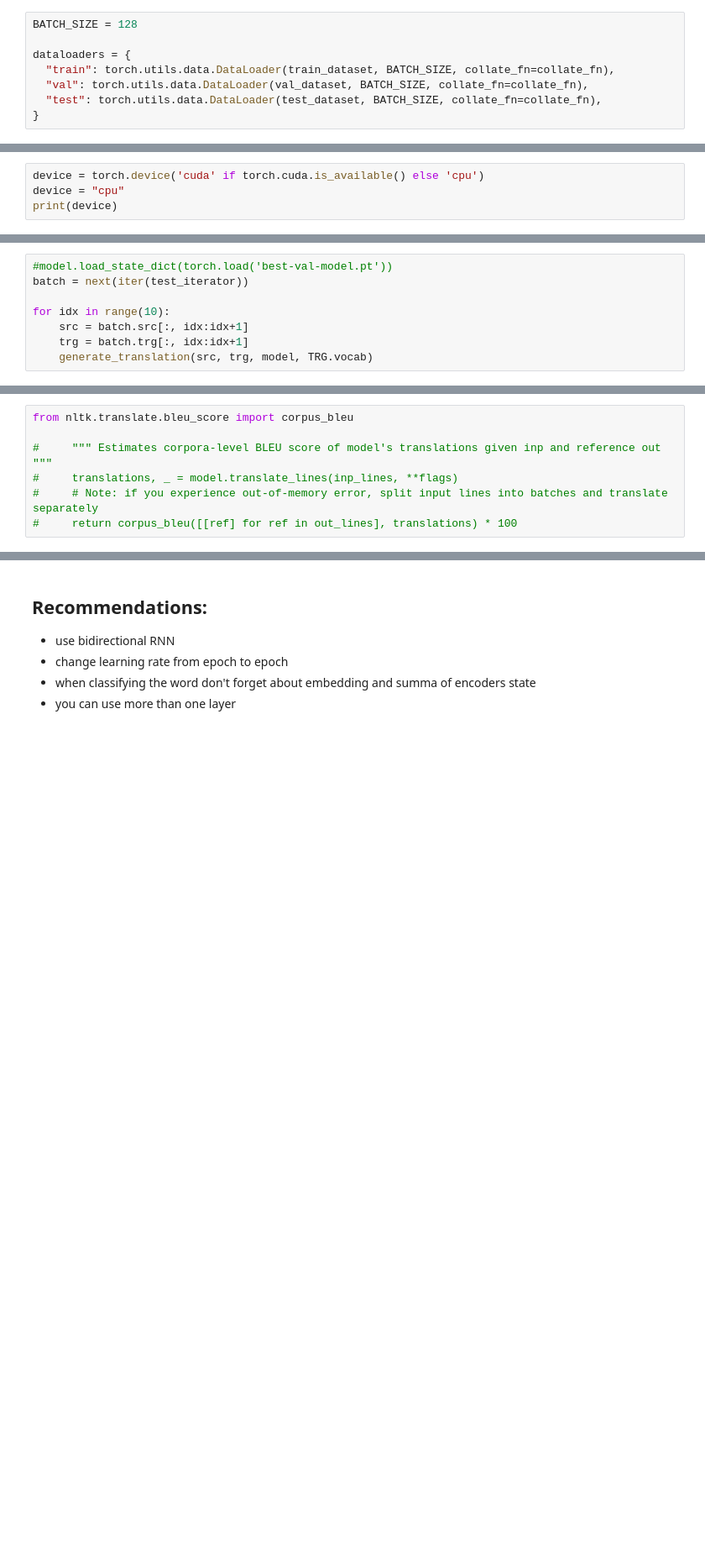
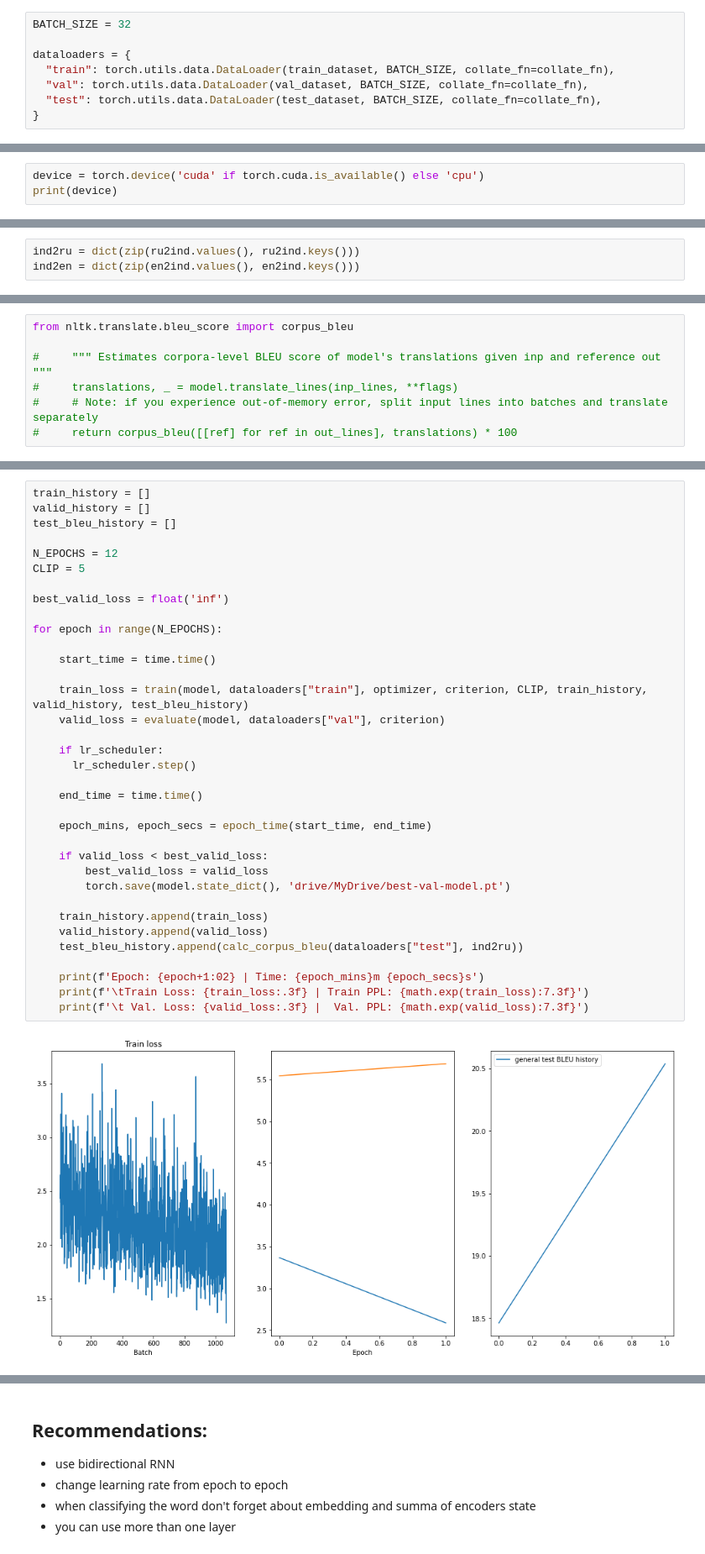
Before and after one commit to iptkachev/dls_part2, a Jupyter notebook: neural_machine_translation/[homework]NeuralMachineTranslation.ipynb, the cells around one changed output, grey strips where cells are left out. Shown at 84% size. Drawn from its saved outputs; the diff is of its cells as text; blank space fills up the shorter version.

```diff
--- a/neural_machine_translation/[homework]NeuralMachineTranslation.ipynb
+++ b/neural_machine_translation/[homework]NeuralMachineTranslation.ipynb
@@ -196,7 +197,7 @@ def collate_fn(batch):
 
   return {"src_tensor": src_tensor, "trg_tensor": trg_tensor}
 # %%
-BATCH_SIZE = 128
+BATCH_SIZE = 32
 
 dataloaders = {
   "train": torch.utils.data.DataLoader(train_dataset, BATCH_SIZE, collate_fn=collate_fn),
@@ -228,6 +229,5 @@ When we get a batch of examples using an iterator we need to make sure that all
 We use a `BucketIterator` instead of the standard `Iterator` as it creates batches in such a way that it minimizes the amount of padding in both the source and target sentences.
 # %%
 device = torch.device('cuda' if torch.cuda.is_available() else 'cpu')
-device = "cpu"
 print(device)
 # %% [output]
@@ -719,5 +703,8 @@ torch.Size([59, 128]) torch.Size([59, 128])
 # %% [markdown]
 __Let's take a look at our network quality__:
+# %%
+ind2ru = dict(zip(ru2ind.values(), ru2ind.keys()))
+ind2en = dict(zip(en2ind.values(), en2ind.keys()))
 # %%
 def cut_on_eos(tokens_iter):
     for token in tokens_iter:
@@ -746,12 +735,4 @@ def get_text(x, TRG_vocab):
      return generated
-# %%
-#model.load_state_dict(torch.load('best-val-model.pt'))
-batch = next(iter(test_iterator))
-
-for idx in range(10):
-    src = batch.src[:, idx:idx+1]
-    trg = batch.trg[:, idx:idx+1]
-    generate_translation(src, trg, model, TRG.vocab)
 # %% [markdown]
 ## Bleu
 
@@ -793,0 +774,37 @@ corpus_bleu([[text] for text in original_text], generated_text) * 100
+# %%
+train_history = []
+valid_history = []
+test_bleu_history = []
+
+N_EPOCHS = 12
+CLIP = 5
+
+best_valid_loss = float('inf')
+
+for epoch in range(N_EPOCHS):
+
+    start_time = time.time()
+
+    train_loss = train(model, dataloaders["train"], optimizer, criterion, CLIP, train_history, valid_history, test_bleu_history)
+    valid_loss = evaluate(model, dataloaders["val"], criterion)
+
+    if lr_scheduler:
+      lr_scheduler.step()
+
+    end_time = time.time()
+
+    epoch_mins, epoch_secs = epoch_time(start_time, end_time)
+
+    if valid_loss < best_valid_loss:
+        best_valid_loss = valid_loss
+        torch.save(model.state_dict(), 'drive/MyDrive/best-val-model.pt')
+
+    train_history.append(train_loss)
+    valid_history.append(valid_loss)
+    test_bleu_history.append(calc_corpus_bleu(dataloaders["test"], ind2ru))
+
+    print(f'Epoch: {epoch+1:02} | Time: {epoch_mins}m {epoch_secs}s')
+    print(f'\tTrain Loss: {train_loss:.3f} | Train PPL: {math.exp(train_loss):7.3f}')
+    print(f'\t Val. Loss: {valid_loss:.3f} |  Val. PPL: {math.exp(valid_loss):7.3f}')
+# %% [output]
+[figure, added]
```
Also changed, not shown: parts of 16 cells of this notebook.
